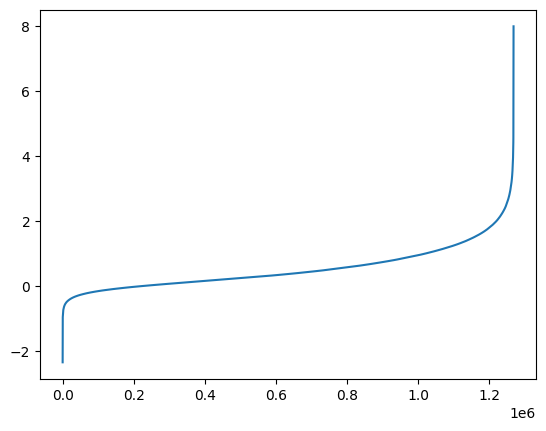
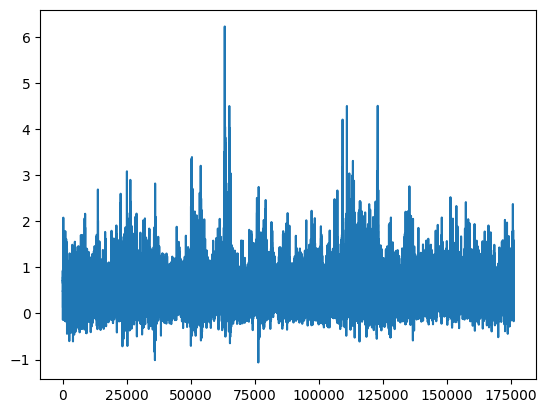
Code edit (unified diff) that turned the first committed figure into the second:
--- before
+++ after
@@ -1 +1,2 @@
-plt.plot(combined_data0)
+print(min_thresholds[0],max_thresholds[0])
+plt.plot(data['bl_pat_array'][0])

Commit: norm